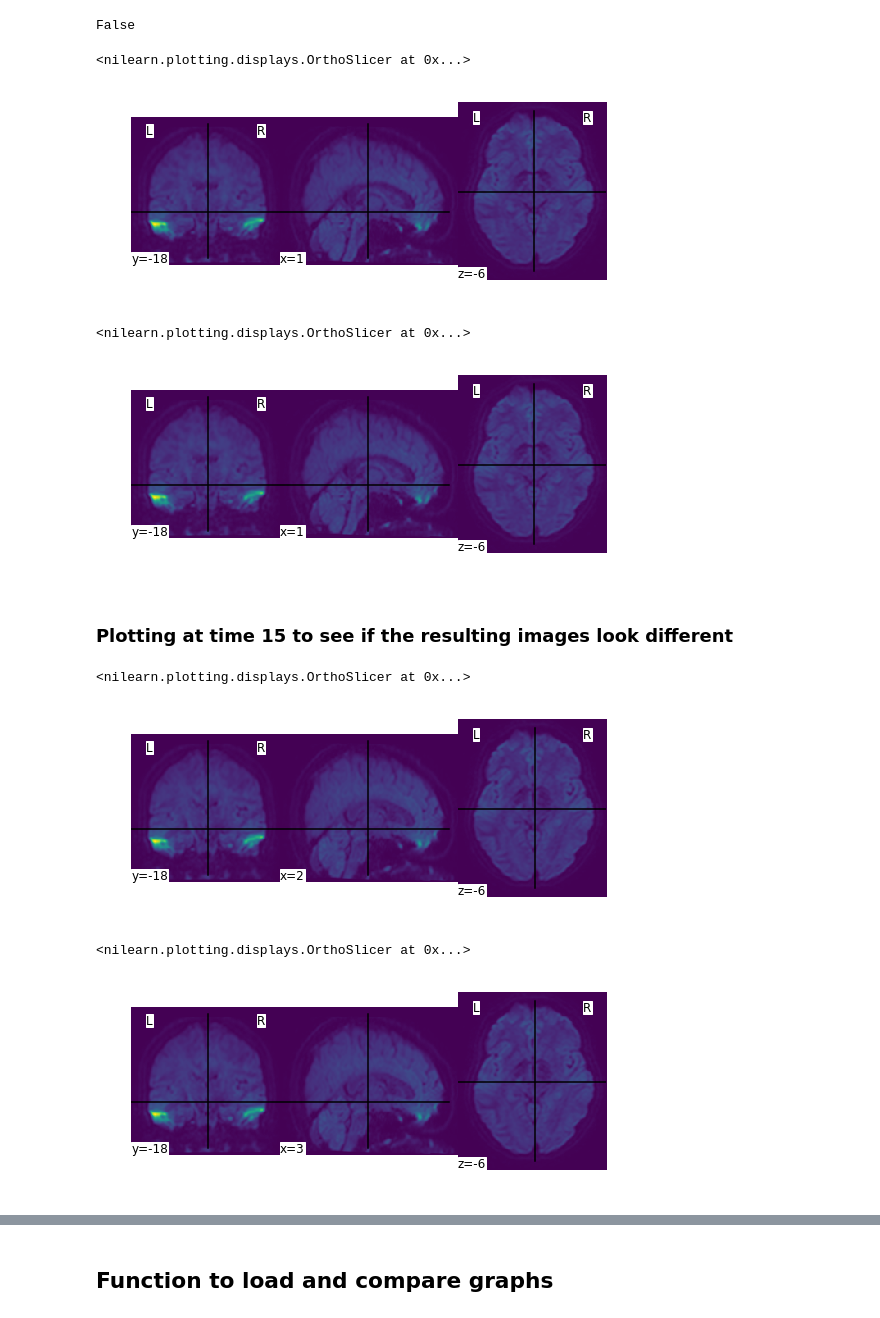
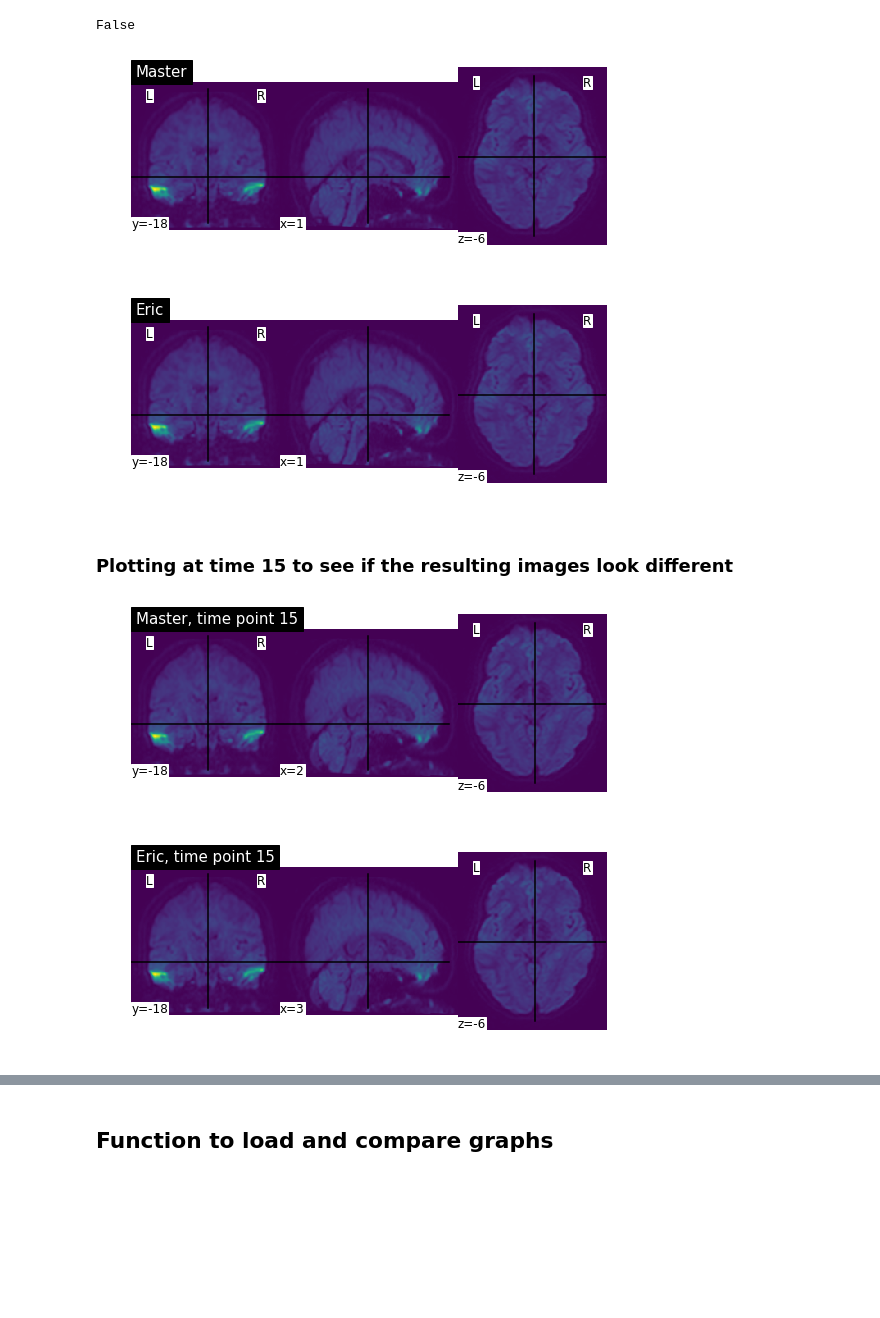
Before and after one commit to neurodata/aloftus, a Jupyter notebook: pr-diff.ipynb, the cells around one changed output, grey strips where cells are left out. Cells and saved outputs as stored; diff of their text form; code cells hidden in the pictures; blank space fills up the shorter version.

```diff
--- a/pr-diff.ipynb
+++ b/pr-diff.ipynb
@@ -219,5 +219,12 @@ plt.imshow(np.log10(master_mat + 1));
 # %% [markdown]
 ## Check registered brains for equality
 # %%
-master_reg_loc = "/data/aloftus/pr-diff/KKI/KKI-output/master-debug-2/reg/dwi/sub-113_ses-1_dwi_aligned.nii.gz"
+# variables for master
+master_reg_loc = "/data/aloftus/pr-diff/KKI/KKI-output/master-debug/reg/dwi/sub-113_ses-1_dwi_aligned.nii.gz"
+master_nib = nib.load(master_reg_loc)
+master_aff = master_nib.affine
+
+# variables for eric
 eric_reg_loc = "/data/aloftus/pr-diff/KKI/KKI-output/eric-branch/participant/dwi/registered/sub-113_ses-1_dwi_space-MNI152NLin6_res-1x1x1_registered.nii.gz"
+eric_nib = nib.load(eric_reg_loc)
+eric_aff = eric_nib.affine
@@ -289,25 +291,21 @@ master_3d == eric_3d
 # %% [output]
 False
 # %%
-plotting.plot_img(master_3d)
+plotting.plot_img(master_3d, title='Master');
 # %% [output]
-<nilearn.plotting.displays.OrthoSlicer at 0x...>
-[figure, old version]
+[figure, new version]
 # %%
-plotting.plot_img(eric_3d)
+plotting.plot_img(eric_3d, title='Eric');
 # %% [output]
-<nilearn.plotting.displays.OrthoSlicer at 0x...>
-[figure, old version]
+[figure, new version]
 # %% [markdown]
 ### Plotting at time 15 to see if the resulting images look different
 # %%
-plotting.plot_img(image.index_img(master_reg_loc, 15))
+plotting.plot_img(image.index_img(master_reg_loc, 15), title='Master, time point 15');
 # %% [output]
-<nilearn.plotting.displays.OrthoSlicer at 0x...>
-[figure, old version]
+[figure, new version]
 # %%
-plotting.plot_img(image.index_img(eric_reg_loc, 15))
+plotting.plot_img(image.index_img(eric_reg_loc, 15), title='Eric, time point 15');
 # %% [output]
-<nilearn.plotting.displays.OrthoSlicer at 0x...>
-[figure, old version]
+[figure, new version]
 # %% [markdown]
```
Also changed, not shown: parts of 16 cells of this notebook.
